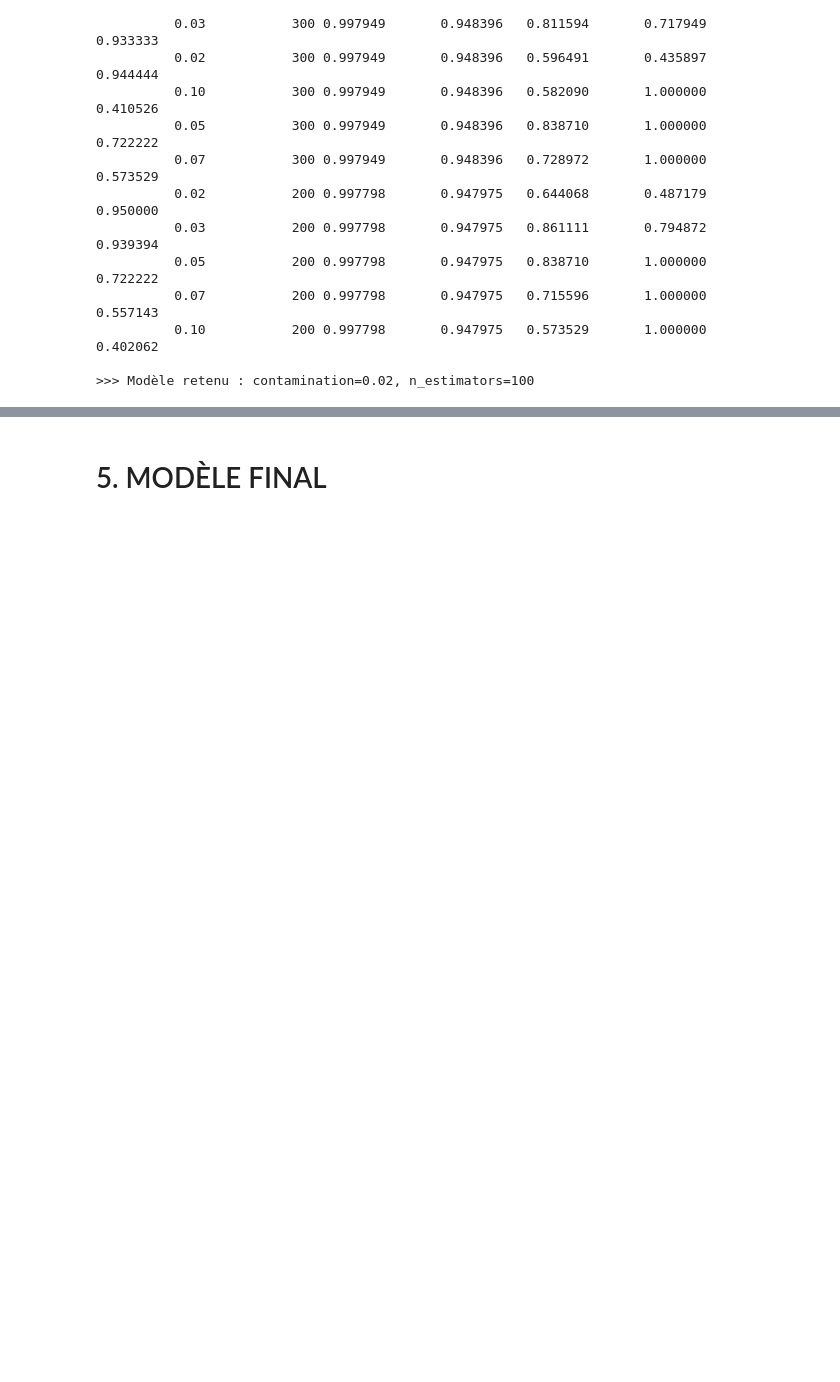
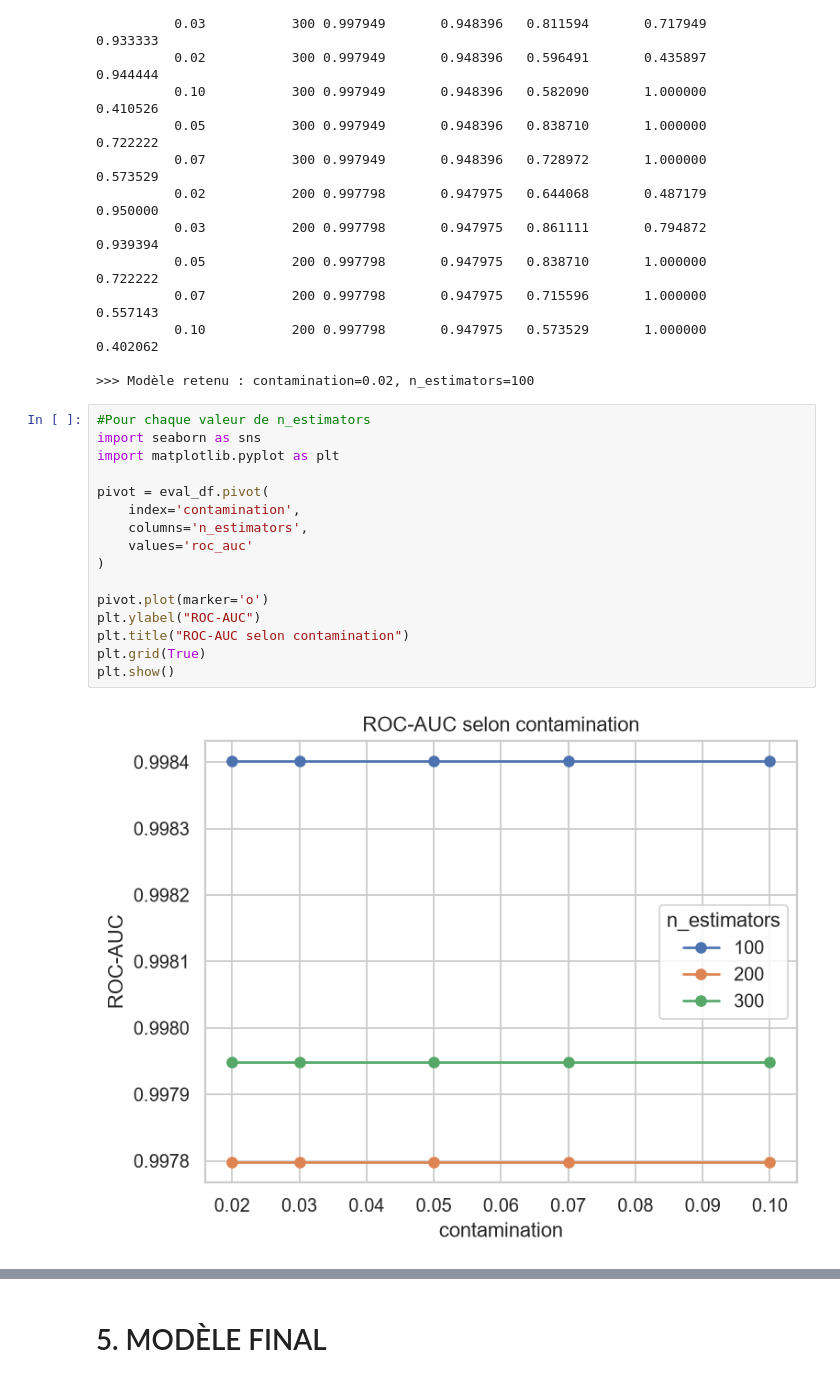
Before and after one commit to majda-soussia/Api-anomaly-detection, a Jupyter notebook: ML/isolation_forest_unsupervised.ipynb, the cells around one changed output, grey strips where cells are left out. Drawn from its saved outputs; the diff is of its cells as text; blank space fills up the shorter version.

```diff
--- a/ML/isolation_forest_unsupervised.ipynb
+++ b/ML/isolation_forest_unsupervised.ipynb
@@ -144,3 +144,21 @@ print(f'\n>>> Modèle retenu : contamination={best_cont}, n_estimators={best_n_e
           0.10           200 0.997798       0.947975   0.573529       1.000000          0.402062
 
 >>> Modèle retenu : contamination=0.02, n_estimators=100
+# %%
+#Pour chaque valeur de n_estimators
+import seaborn as sns
+import matplotlib.pyplot as plt
+
+pivot = eval_df.pivot(
+    index='contamination',
+    columns='n_estimators',
+    values='roc_auc'
+)
+
+pivot.plot(marker='o')
+plt.ylabel("ROC-AUC")
+plt.title("ROC-AUC selon contamination")
+plt.grid(True)
+plt.show()
+# %% [output]
+[figure, added]
```
Also changed, not shown: parts of 2 cells of this notebook, 1 other file.
